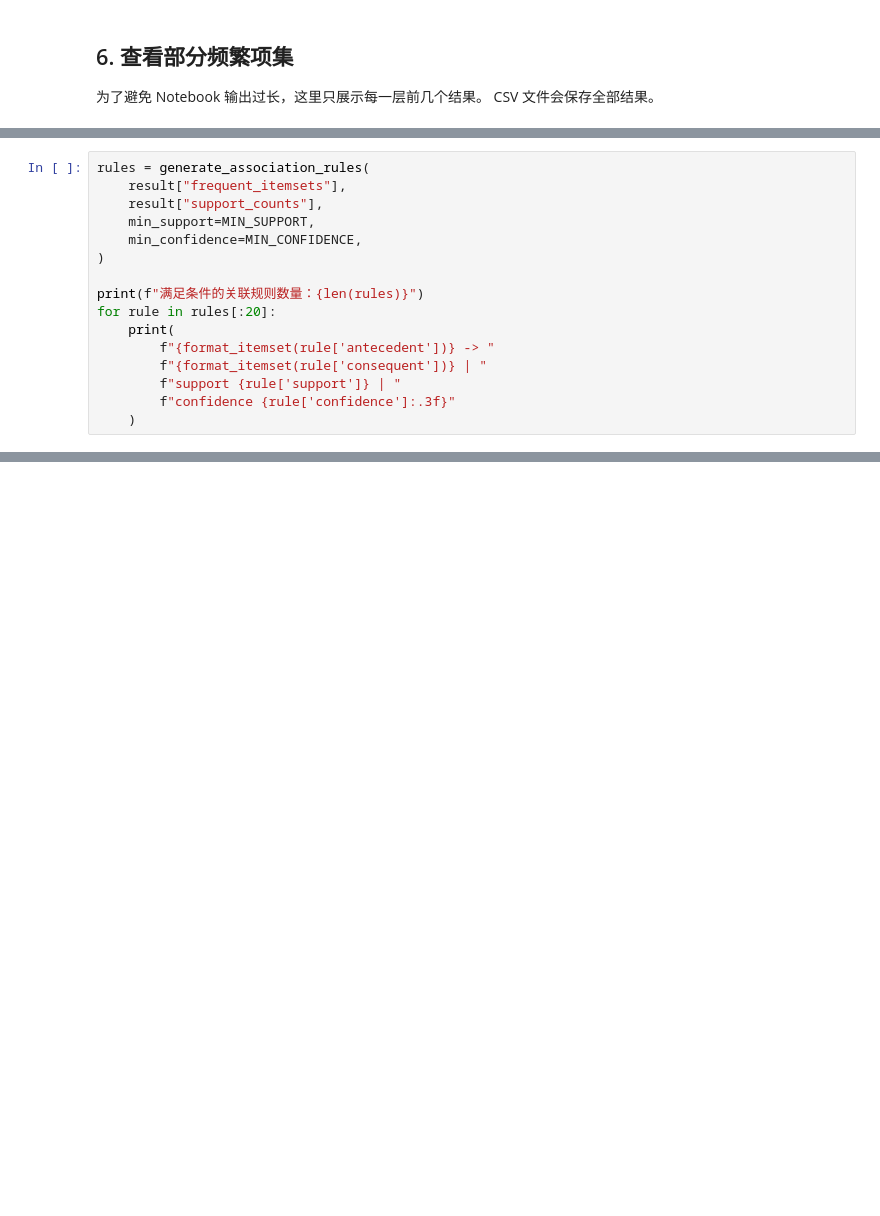
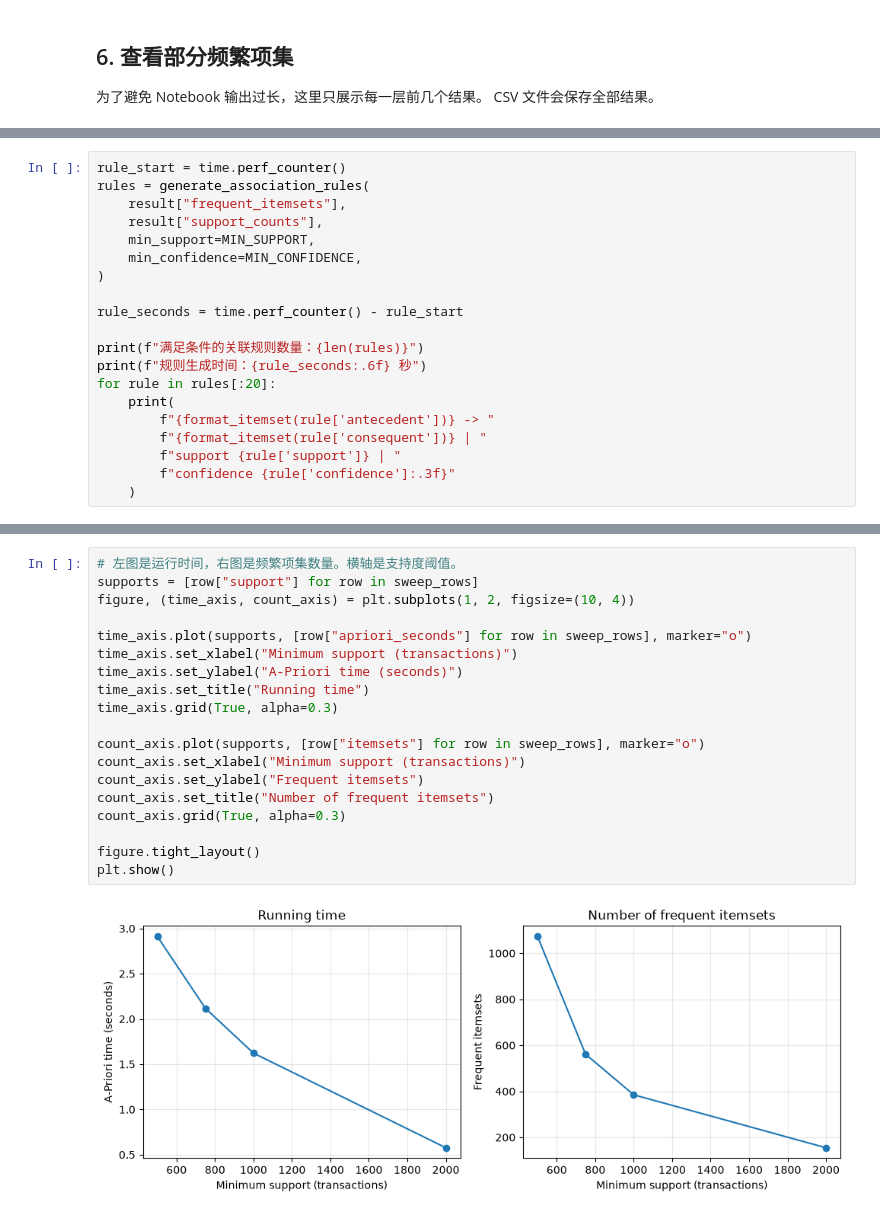
Before and after one commit to xiawiie/ID2222, a Jupyter notebook: TW2/Homework2_Analysis.ipynb, the cells around one changed output, grey strips where cells are left out. Saved outputs shown, nothing was run; the diff lists cells and outputs as text; blank space fills up the shorter version.

```diff
--- a/TW2/Homework2_Analysis.ipynb
+++ b/TW2/Homework2_Analysis.ipynb
@@ -197,4 +260,5 @@ for itemset_size in sorted(frequent_by_size):
 # %%
+rule_start = time.perf_counter()
 rules = generate_association_rules(
     result["frequent_itemsets"],
     result["support_counts"],
@@ -202,7 +266,10 @@ rules = generate_association_rules(
     min_confidence=MIN_CONFIDENCE,
 )
 
+rule_seconds = time.perf_counter() - rule_start
+
 print(f"满足条件的关联规则数量：{len(rules)}")
+print(f"规则生成时间：{rule_seconds:.6f} 秒")
 for rule in rules[:20]:
     print(
         f"{format_itemset(rule['antecedent'])} -> "
@@ -247,0 +351,21 @@ print(f"结果已保存到：{OUTPUT_DIR.resolve()}")
+# %%
+# 左图是运行时间，右图是频繁项集数量。横轴是支持度阈值。
+supports = [row["support"] for row in sweep_rows]
+figure, (time_axis, count_axis) = plt.subplots(1, 2, figsize=(10, 4))
+
+time_axis.plot(supports, [row["apriori_seconds"] for row in sweep_rows], marker="o")
+time_axis.set_xlabel("Minimum support (transactions)")
+time_axis.set_ylabel("A-Priori time (seconds)")
+time_axis.set_title("Running time")
+time_axis.grid(True, alpha=0.3)
+
+count_axis.plot(supports, [row["itemsets"] for row in sweep_rows], marker="o")
+count_axis.set_xlabel("Minimum support (transactions)")
+count_axis.set_ylabel("Frequent itemsets")
+count_axis.set_title("Number of frequent itemsets")
+count_axis.grid(True, alpha=0.3)
+
+figure.tight_layout()
+plt.show()
+# %% [output]
+[figure, added]
```
Also changed, not shown: parts of 19 cells of this notebook, 18 other files.
